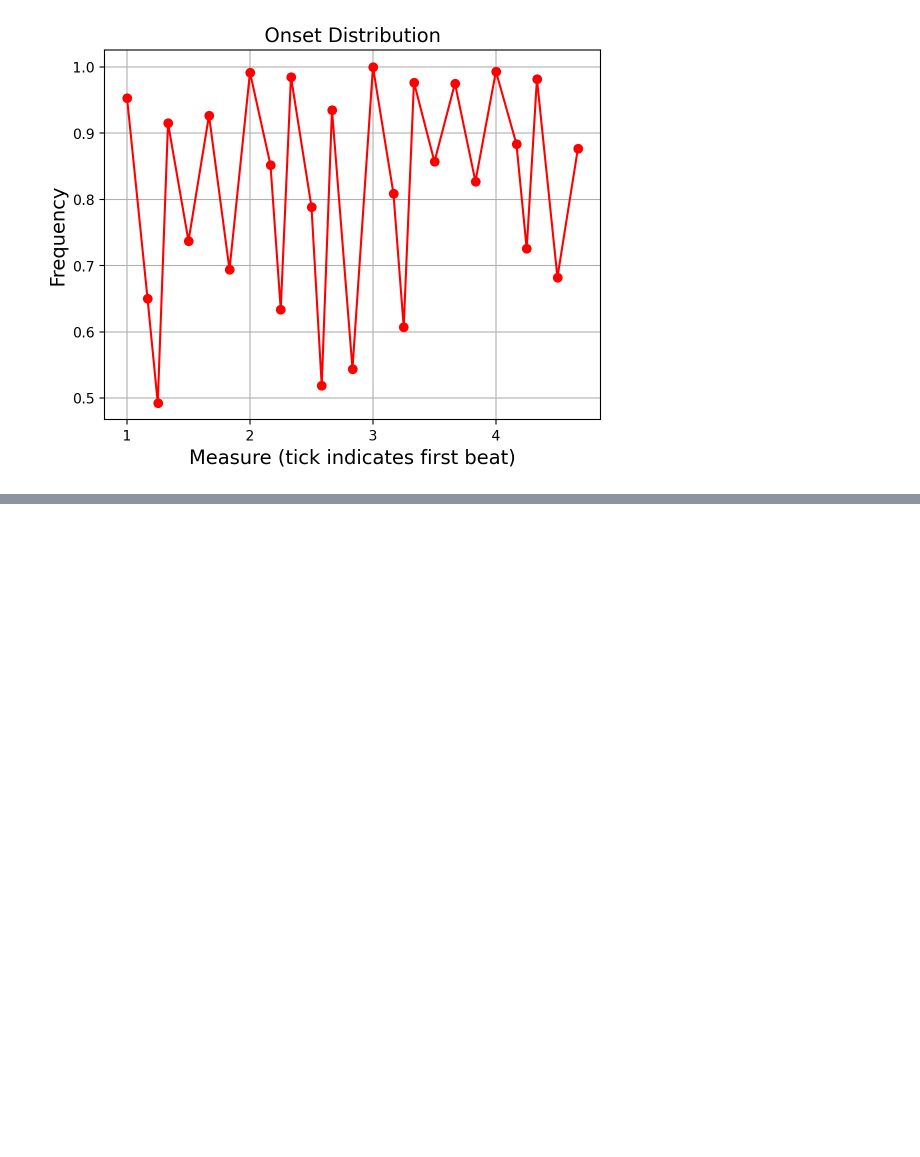
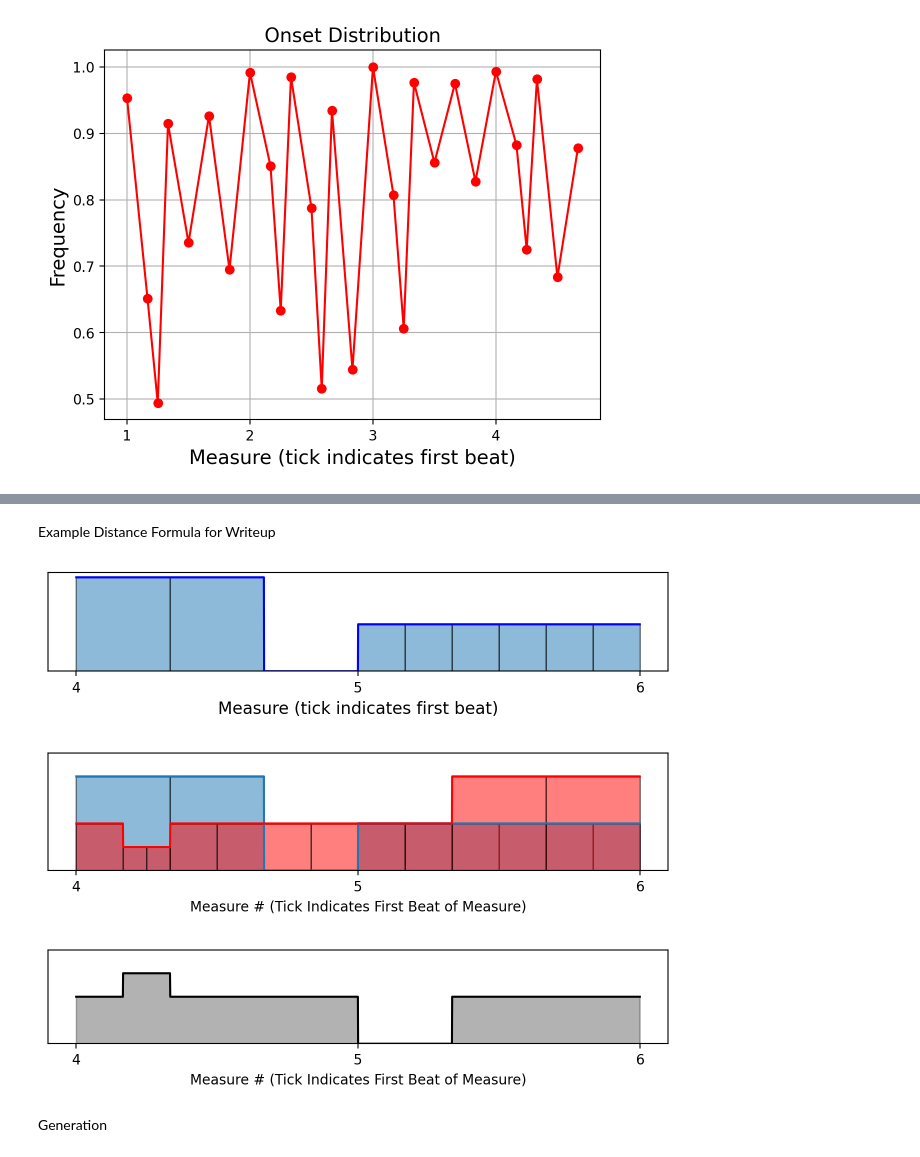
Before and after one commit to kaedejohnson/DH401-A1-RHYTHMGEN, a Jupyter notebook: explore.ipynb, the cells around one changed output, grey strips where cells are left out. Cells and saved outputs as stored; diff of their text form; code cells hidden in the pictures; blank space fills up the shorter version.

```diff
--- a/explore.ipynb
+++ b/explore.ipynb
@@ -349,0 +365,77 @@ print(chronotonic_comparison('_Polonäs_Mollo_sexdregasamlingen_del_3_nr_48_628b
+# %% [markdown]
+Example Distance Formula for Writeup
+# %%
+# Example for paper - three bars of Dahl_polska_efter_Ola_Olsson_bf94a6.xml
+
+chrono1, xvals1, yvals1, xticks1, xlabs1 = chronotonic_builder(slangpolska_scores['Dahl_polska_efter_Ola_Olsson_bf94a6.xml'], subset_start = 1, show_graphs=False)
+#chrono_sequence
+fig, ax = plt.subplots()
+xvals_6bars = chrono1['onsets'][chrono1['onsets'] < 16]
+yvals_6bars = chrono1['heights'][chrono1['onsets'] < 16]
+binw_6bars = chrono1['bin_widths'][chrono1['onsets'] < 16]
+xvals_3bars = xvals_6bars.loc[xvals_6bars.loc[lambda x : x >= 10].index.values.tolist()]
+yvals_3bars = yvals_6bars.loc[xvals_6bars.loc[lambda x : x >= 10].index.values.tolist()]
+binw_3bars = binw_6bars.loc[xvals_6bars.loc[lambda x : x >= 10].index.values.tolist()]
+
+bar_plot = ax.bar(xvals_3bars, yvals_3bars, width=binw_3bars, align='edge', edgecolor='black', alpha = .5) # width=bin_width
+ax.set_xlabel("Measure (tick indicates first beat)", fontsize=12)
+plt.xticks(xticks1[3:6], xlabs1[3:6], fontsize=10)
+xvals = np.array(xvals1)
+tmp_indices = np.where(np.logical_and(xvals > 10,xvals < 16), True, False)
+plt.plot(xvals[tmp_indices], yvals1[tmp_indices], 'blue')
+ax.set_aspect('equal')
+plt.rcParams['figure.figsize'] = [8,8]
+ax.get_yaxis().set_visible(False)
+plt.show()
+
+chrono2, xvals2, yvals2, xticks2, xlabs2 = chronotonic_builder(slangpolska_scores['_1814_698087.xml'], subset_start = 1, show_graphs=False)
+
+maxyvals = max(yvals1)
+if maxyvals < max(yvals2):
+    maxyvals = max(yvals2)
+linspaced_subsets = pd.DataFrame(list(zip(xvals1, yvals1, xvals2, yvals2)), columns=['score1_xvals', 'score1_yvals', 'score2_xvals', 'score2_yvals'])
+linspaced_subsets['x_diff'] = linspaced_subsets['score1_xvals'] - linspaced_subsets['score2_xvals']
+linspaced_subsets['y_diff'] = abs(linspaced_subsets['score1_yvals'] - linspaced_subsets['score2_yvals'])
+
+fig, ax = plt.subplots()
+
+xvals2_6bars = chrono2['onsets'][chrono2['onsets'] < 16]
+yvals2_6bars = chrono2['heights'][chrono2['onsets'] < 16]
+binw2_6bars = chrono2['bin_widths'][chrono2['onsets'] < 16]
+xvals2_3bars = xvals2_6bars.loc[xvals2_6bars.loc[lambda x : x >= 10].index.values.tolist()]
+yvals2_3bars = yvals2_6bars.loc[xvals2_6bars.loc[lambda x : x >= 10].index.values.tolist()]
+binw2_3bars = binw2_6bars.loc[xvals2_6bars.loc[lambda x : x >= 10].index.values.tolist()]
+
+bar_plot = ax.bar(xvals_3bars, yvals_3bars, width=binw_3bars, align='edge', edgecolor='black', alpha = .5) # edgecolor='black'
+bar_plot = ax.bar(xvals2_3bars, yvals2_3bars, width=binw2_3bars, align='edge', color='red', edgecolor='black', alpha = .5) # edgecolor='black'
+#ax.set_ylabel("Note Length")
+#ax.set_xlabel("Measure # (Tick Indicates First Beat of Measure)")
+#plt.title("Chronotonic sequence overlap (random 8-bar subset)")
+plt.plot(xvals[tmp_indices], yvals1[tmp_indices], alpha = 1)
+plt.plot(xvals[tmp_indices], yvals2[tmp_indices], 'red', alpha = 1)
+plt.xticks(xticks1[3:6], xlabs1[3:6])
+plt.ylim([0,1.25])
+ax.set_aspect('equal')
+plt.rcParams['figure.figsize'] = [8,8]
+ax.get_yaxis().set_visible(False)
+plt.xlabel('Measure # (Tick Indicates First Beat of Measure)')
+plt.show()
+
+fig, ax = plt.subplots()
+tmp_indices = np.where(np.logical_and(linspaced_subsets['score1_xvals'] > 10,linspaced_subsets['score1_xvals'] < 16), True, False)
+linsubs_xvals_3bars = linspaced_subsets['score1_xvals'].loc[tmp_indices]
+linsubs_yvals_3bars = linspaced_subsets['y_diff'].loc[tmp_indices]
+
+plt.plot(linsubs_xvals_3bars,linsubs_yvals_3bars,color='black')
+plt.xticks(xticks1[3:6], xlabs1[3:6])
+plt.ylim([0,1])
+plt.fill_between(linsubs_xvals_3bars, linsubs_yvals_3bars, color='black', alpha = .3)
+ax.set_aspect('equal')
+plt.rcParams['figure.figsize'] = [4,4]
+ax.get_yaxis().set_visible(False)
+plt.xlabel('Measure # (Tick Indicates First Beat of Measure)')
+plt.show(5)
+# %% [output]
+[figure, added]
+[figure, added]
+[figure, added]
@@ -349,0 +460,2 @@ print(chronotonic_comparison('_Polonäs_Mollo_sexdregasamlingen_del_3_nr_48_628b
+# %% [markdown]
+Generation
```
Also changed, not shown: parts of 20 cells of this notebook.
